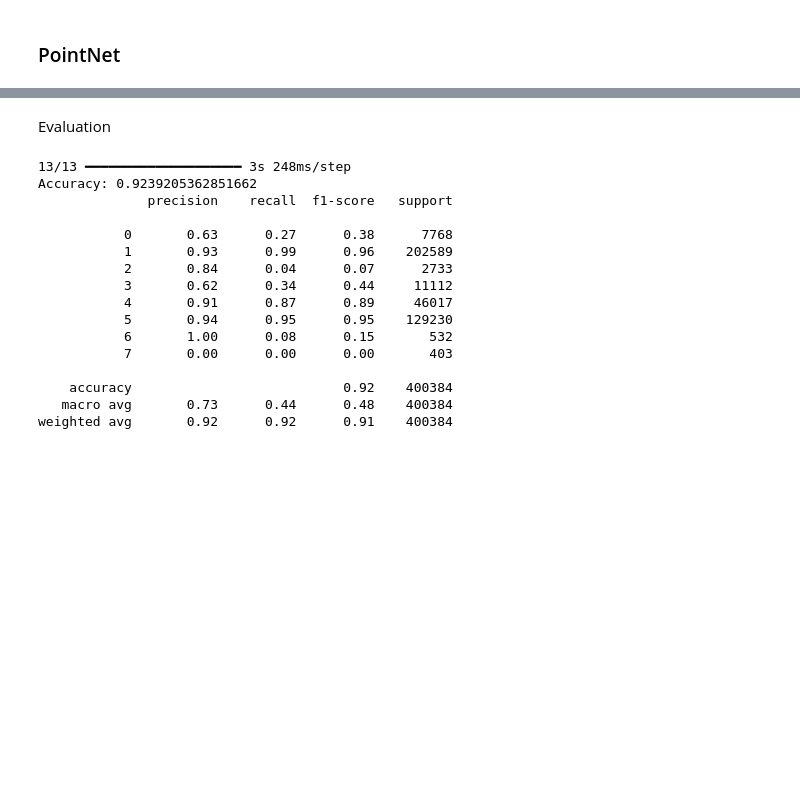
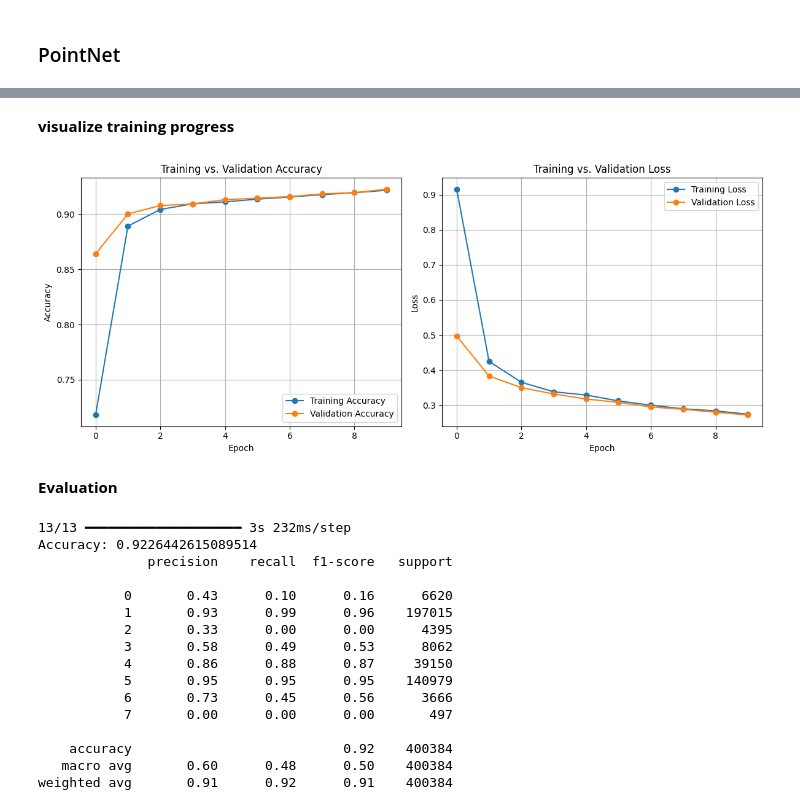
Before and after one commit to NicolaNoger/Point-Cloud_Segmentation, a Jupyter notebook: code/sandbox_3.ipynb, the cells around one changed output, grey strips where cells are left out. Cells and saved outputs as stored; diff of their text form; code cells hidden in the pictures; blank space fills up the shorter version.

```diff
--- a/code/sandbox_3.ipynb
+++ b/code/sandbox_3.ipynb
@@ -18,13 +18,12 @@ from imblearn.over_sampling import SMOTE
 import seaborn as sns
 import matplotlib.pyplot as plt
 # %%
-path_flo = "C:/Users/flori/Desktop/pa-1_data/kantonal_zurich_2.laz"
-
+path_flo = "C:/Users/flori/Desktop/pa-1_data/kantonal/zurich_10.laz"
 
 las = laspy.read(path_flo)
 
-# List all available attributes in the LAS file
-print("Available attributes in LAS file:")
+# List all available attributes in the LAZ file
+print("Available attributes in LAZ file:")
 for spec in las.point_format.dimension_names:
     print("-", spec)
 
@@ -405,12 +401,11 @@ model = build_pointnet_model(num_points=N_POINTS, num_features=X_pointcloud.shap
 
 model.compile(
     loss='sparse_categorical_crossentropy',
-    optimizer='adam',
+    optimizer = tf.keras.optimizers.Adam(learning_rate=0.0005),
     metrics=['accuracy']
 )
 
-# Optional: Split train/test (20%)
-from sklearn.model_selection import train_test_split
+# Split data
 X_train, X_test, y_train, y_test = train_test_split(X_pointcloud, y_pointcloud, test_size=0.2, random_state=42)
 
 # Train
@@ -418,8 +413,8 @@ history = model.fit(
     X_train, y_train,
     validation_data=(X_test, y_test),
     epochs=10,
-    batch_size=32,
-    callbacks=[callbacks.EarlyStopping(patience=3, restore_best_weights=True)]
+    batch_size=64,
+    callbacks=[callbacks.EarlyStopping(patience=5, restore_best_weights=True)]
 )
 # %% [output]
 Epoch 1/10
@@ -445,5 +440,42 @@ Epoch 10/10
+# %% [markdown]
+**visualize training progress**
+# %%
+acc = history.history['accuracy']
+val_acc = history.history['val_accuracy']
+
+loss = history.history['loss']
+val_loss = history.history['val_loss']
+
+epochs_range = range(len(acc))
+
+plt.figure(figsize=(12, 5))
+
+# Plot Accuracy
+plt.subplot(1, 2, 1)
+plt.plot(epochs_range, acc, label='Training Accuracy', marker='o')
+plt.plot(epochs_range, val_acc, label='Validation Accuracy', marker='o')
+plt.title('Training vs. Validation Accuracy')
+plt.xlabel('Epoch')
+plt.ylabel('Accuracy')
+plt.legend()
+plt.grid(True)
+
+# Plot Loss
+plt.subplot(1, 2, 2)
+plt.plot(epochs_range, loss, label='Training Loss', marker='o')
+plt.plot(epochs_range, val_loss, label='Validation Loss', marker='o')
+plt.title('Training vs. Validation Loss')
+plt.xlabel('Epoch')
+plt.ylabel('Loss')
+plt.legend()
+plt.grid(True)
+
+plt.tight_layout()
+plt.show()
+# %% [output]
+[figure, added]
 # %% [markdown]
-Evaluation
+**Evaluation**
 # %%
 # Predict on test set
 y_pred = model.predict(X_test)
@@ -456,20 +488,20 @@ y_pred_flat = y_pred_labels.flatten()
 print("Accuracy:", accuracy_score(y_true_flat, y_pred_flat))
 print(classification_report(y_true_flat, y_pred_flat))
 # %% [output]
-13/13 ━━━━━━━━━━━━━━━━━━━━ 3s 248ms/step
-Accuracy: 0.9239205362851662
+13/13 ━━━━━━━━━━━━━━━━━━━━ 3s 232ms/step
+Accuracy: 0.9226442615089514
               precision    recall  f1-score   support
 
-           0       0.63      0.27      0.38      7768
-           1       0.93      0.99      0.96    202589
-           2       0.84      0.04      0.07      2733
-           3       0.62      0.34      0.44     11112
-           4       0.91      0.87      0.89     46017
-           5       0.94      0.95      0.95    129230
-           6       1.00      0.08      0.15       532
-           7       0.00      0.00      0.00       403
+           0       0.43      0.10      0.16      6620
+           1       0.93      0.99      0.96    197015
+           2       0.33      0.00      0.00      4395
+           3       0.58      0.49      0.53      8062
+           4       0.86      0.88      0.87     39150
+           5       0.95      0.95      0.95    140979
+           6       0.73      0.45      0.56      3666
+           7       0.00      0.00      0.00       497
 
     accuracy                           0.92    400384
-   macro avg       0.73      0.44      0.48    400384
-weighted avg       0.92      0.92      0.91    400384
+   macro avg       0.60      0.48      0.50    400384
+weighted avg       0.91      0.92      0.91    400384
 # %% [markdown]
```
Also changed, not shown: parts of 10 cells of this notebook.
